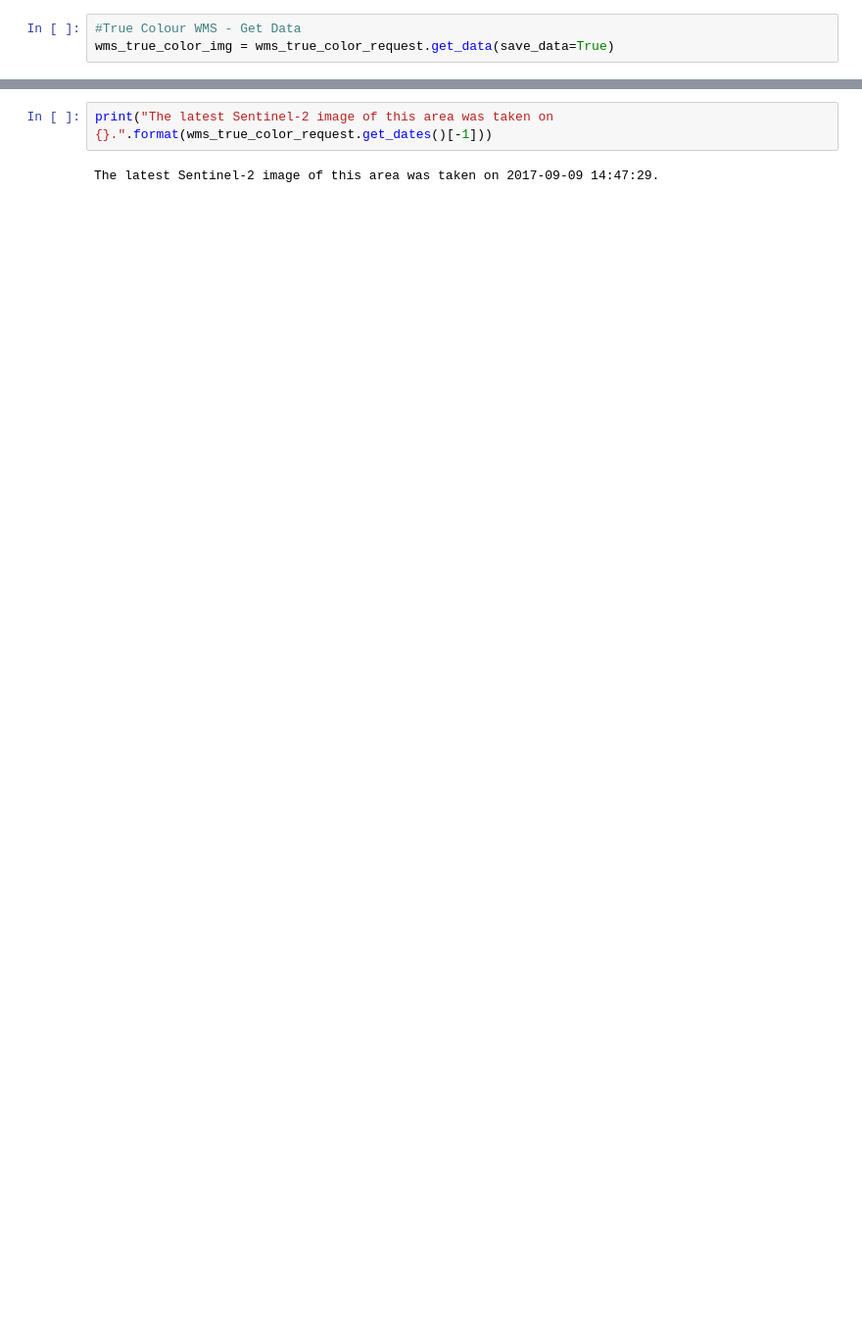
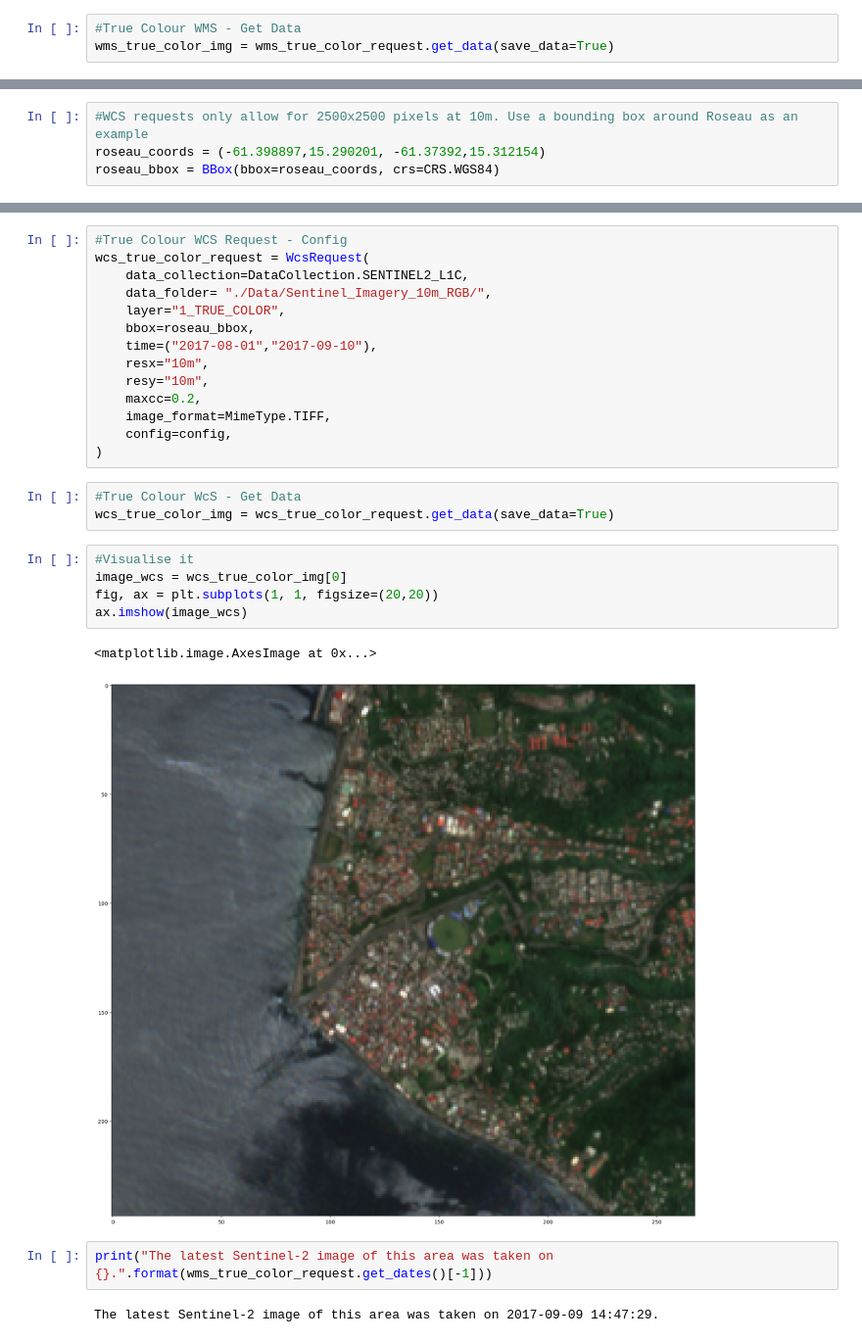
Before and after one commit to CyberComplex/Space-tica, a Jupyter notebook: Bridges.ipynb, the cells around one changed output, grey strips where cells are left out. Shown at 98% size. Drawn from its saved outputs; the diff is of its cells as text; blank space fills up the shorter version.

```diff
--- a/Bridges.ipynb
+++ b/Bridges.ipynb
@@ -127,0 +142,4 @@ ax.imshow(image)
+# %%
+#WCS requests only allow for 2500x2500 pixels at 10m. Use a bounding box around Roseau as an example
+roseau_coords = (-61.398897,15.290201, -61.37392,15.312154)
+roseau_bbox = BBox(bbox=roseau_coords, crs=CRS.WGS84)
@@ -128,3 +294,28 @@ ax.imshow(image)
+# %%
+#True Colour WCS Request - Config
+wcs_true_color_request = WcsRequest(
+    data_collection=DataCollection.SENTINEL2_L1C,
+    data_folder= "./Data/Sentinel_Imagery_10m_RGB/",
+    layer="1_TRUE_COLOR",
+    bbox=roseau_bbox,
+    time=("2017-08-01","2017-09-10"),
+    resx="10m",
+    resy="10m",
+    maxcc=0.2,
+    image_format=MimeType.TIFF,
+    config=config,
+)
+# %%
+#True Colour WcS - Get Data
+wcs_true_color_img = wcs_true_color_request.get_data(save_data=True)
+# %%
+#Visualise it
+image_wcs = wcs_true_color_img[0]
+fig, ax = plt.subplots(1, 1, figsize=(20,20))
+ax.imshow(image_wcs)
+# %% [output]
+<matplotlib.image.AxesImage at 0x...>
+[figure, added]
 # %%
 print("The latest Sentinel-2 image of this area was taken on {}.".format(wms_true_color_request.get_dates()[-1]))
 # %% [output]
```
Also changed, not shown: parts of 14 cells of this notebook, 15 other files.
